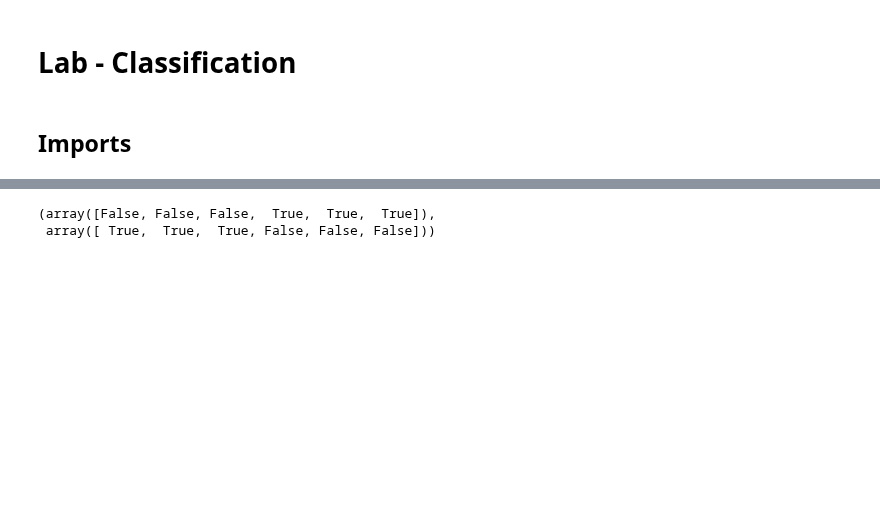
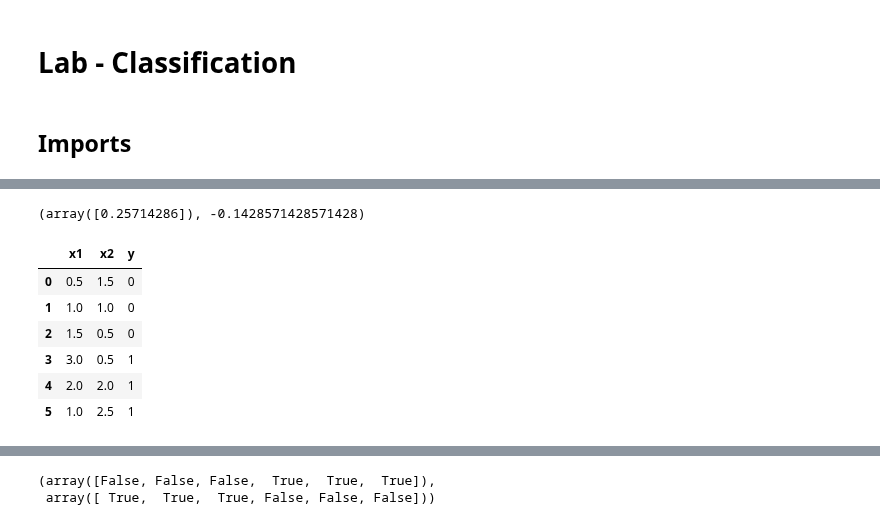
Before and after one commit to PaulToronto/Stanford-Andrew-Ng-Machine-Learning-Specialization, a Jupyter notebook: 1_3_1_1_Lab_Classification.ipynb, the cells around one changed output, grey strips where cells are left out. Saved outputs shown, nothing was run; the diff lists cells and outputs as text; code cells hidden in the pictures; blank space fills up the shorter version.

```diff
--- a/1_3_1_1_Lab_Classification.ipynb
+++ b/1_3_1_1_Lab_Classification.ipynb
@@ -348,0 +45,24 @@ class plt_one_addpt_onclick:
+# %%
+model1 = LinearRegression()
+model1.fit(x_train1, y_train1)
+w_best1 = model1.coef_
+b_best1 = model1.intercept_
+w_best1, b_best1
+# %% [output]
+(array([0.25714286]), -0.1428571428571428)
+# %%
+data2 = pd.DataFrame({
+    'x1': [0.5, 1, 1.5, 3, 2, 1],
+    'x2': [1.5, 1, 0.5, 0.5, 2, 2.5],
+    'y': [0, 0, 0, 1, 1, 1]
+})
+
+data2
+# %% [output]
+|  | x1 | x2 | y |
+| 0 | 0.5 | 1.5 | 0 |
+| 1 | 1.0 | 1.0 | 0 |
+| 2 | 1.5 | 0.5 | 0 |
+| 3 | 3.0 | 0.5 | 1 |
+| 4 | 2.0 | 2.0 | 1 |
+| 5 | 1.0 | 2.5 | 1 |
```
Also changed, not shown: parts of 47 cells of this notebook.
